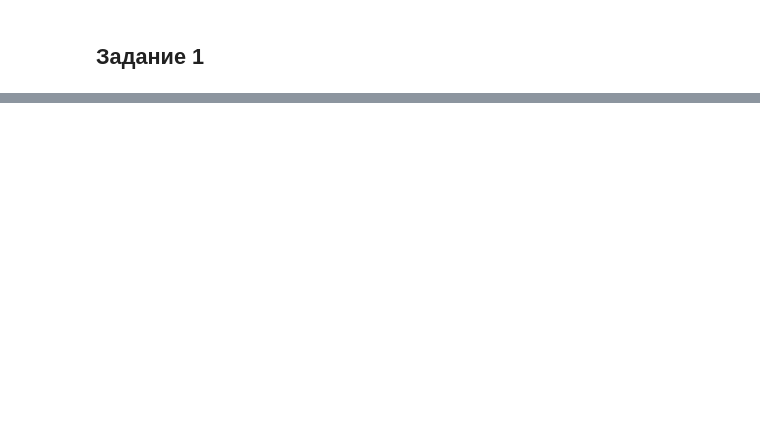
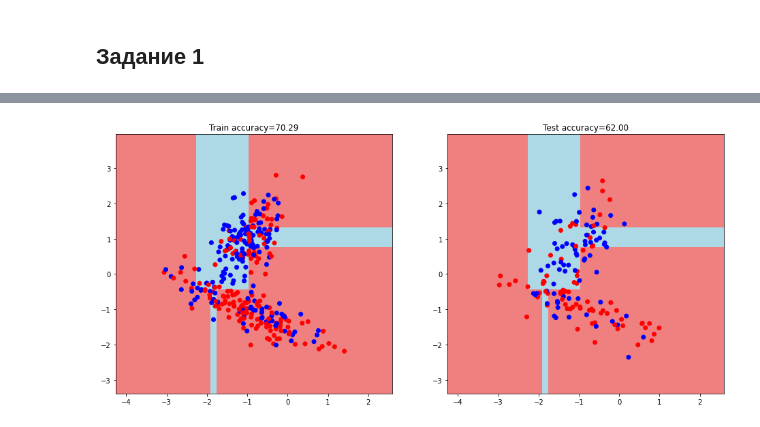
Before and after one commit to alex-chin/gb_data_analysis, a Jupyter notebook: homeworks/home04/home04.ipynb, the cells around one changed output, grey strips where cells are left out. Cells and saved outputs as stored; diff of their text form; code cells hidden in the pictures; blank space fills up the shorter version.

```diff
--- a/homeworks/home04/home04.ipynb
+++ b/homeworks/home04/home04.ipynb
@@ -327,0 +347,5 @@ show_ds(train_data,  train_labels, test_data,test_labels, my_tree)
+# %%
+my_tree = build_tree(train_data, train_labels, max_depth=4)
+show_ds(train_data, train_labels, test_data, test_labels, my_tree)
+# %% [output]
+[figure, added]
```
Also changed, not shown: parts of 21 cells of this notebook.
